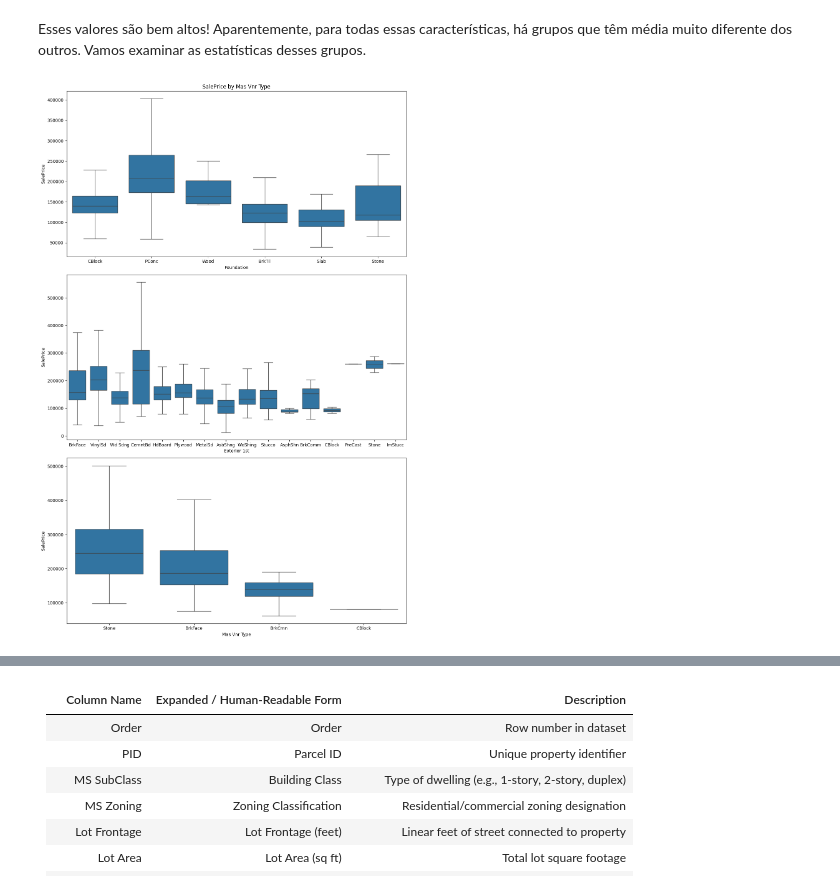
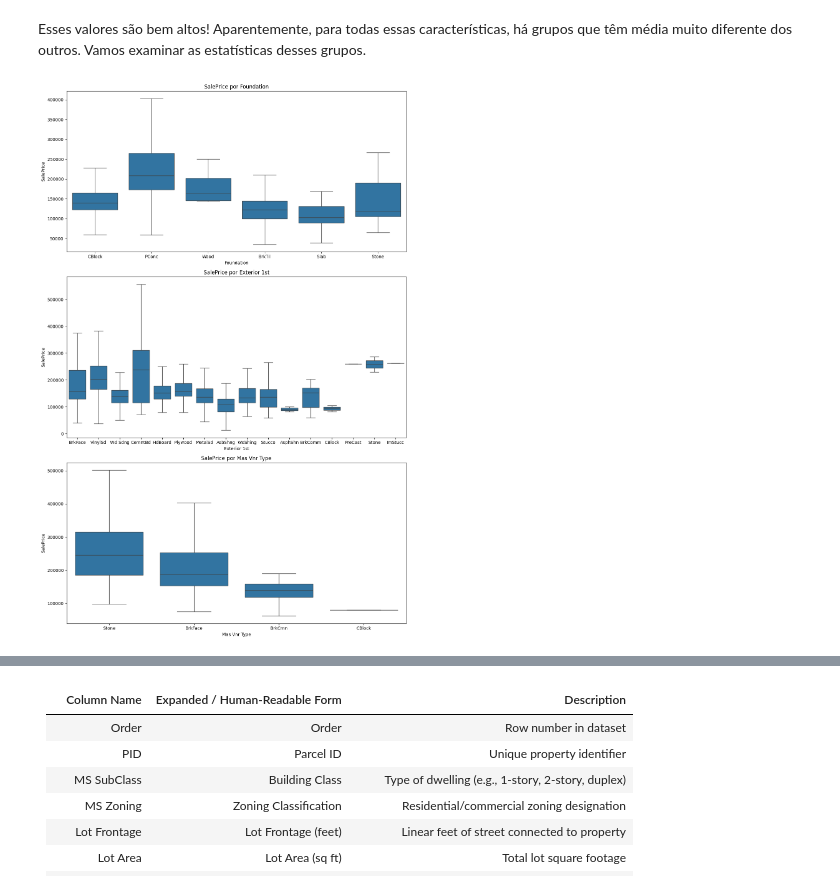
Before and after one commit to brandizzi/AEDI2025, a Jupyter notebook: Tarefa3.ipynb, the cells around one changed output, grey strips where cells are left out. Saved outputs shown, nothing was run; the diff lists cells and outputs as text; code cells hidden in the pictures.

```diff
--- a/Tarefa3.ipynb
+++ b/Tarefa3.ipynb
@@ -92,19 +93,19 @@ Esses valores são bem altos! Aparentemente, para todas essas características,
 # %%
 import seaborn as sns
 import matplotlib.pyplot as plt
 
 f, axes = plt.subplots(3, 1, figsize=(12, 18))
 
-def add_subplot(axis, df, factor, value='SalePrice'):
+def add_box_subplot(axis, df, factor, value='SalePrice'):
     sns.boxplot(x=factor, y=value, data=df,  ax=axis,  showfliers=False)
-    axes[0].set_title(f"{value} by {factor}")
+    axis.set_title(f"{value} por {factor}")
 
-add_subplot(axes[0], df, 'Foundation')
-add_subplot(axes[1], df, 'Exterior 1st')
-add_subplot(axes[2], df, 'Mas Vnr Type')
+add_box_subplot(axes[0], df, 'Foundation')
+add_box_subplot(axes[1], df, 'Exterior 1st')
+add_box_subplot(axes[2], df, 'Mas Vnr Type')
 
 
 plt.tight_layout()
 plt.show()
 # %% [output]
-[figure, old version]
+[figure, new version]
```
Also changed, not shown: parts of 30 cells of this notebook.
